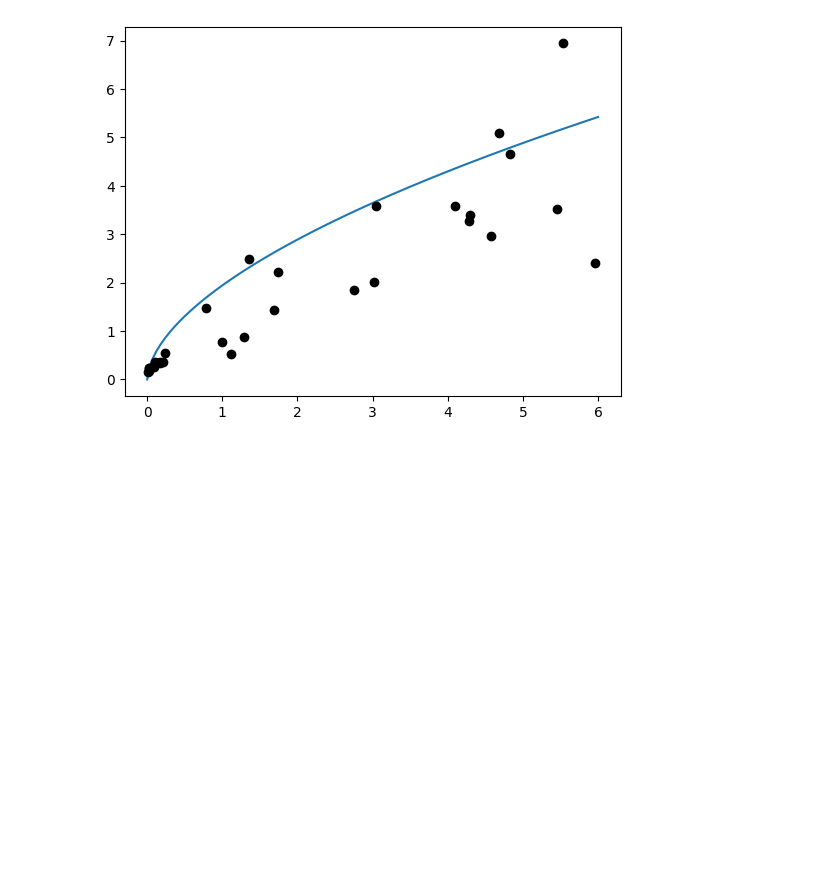
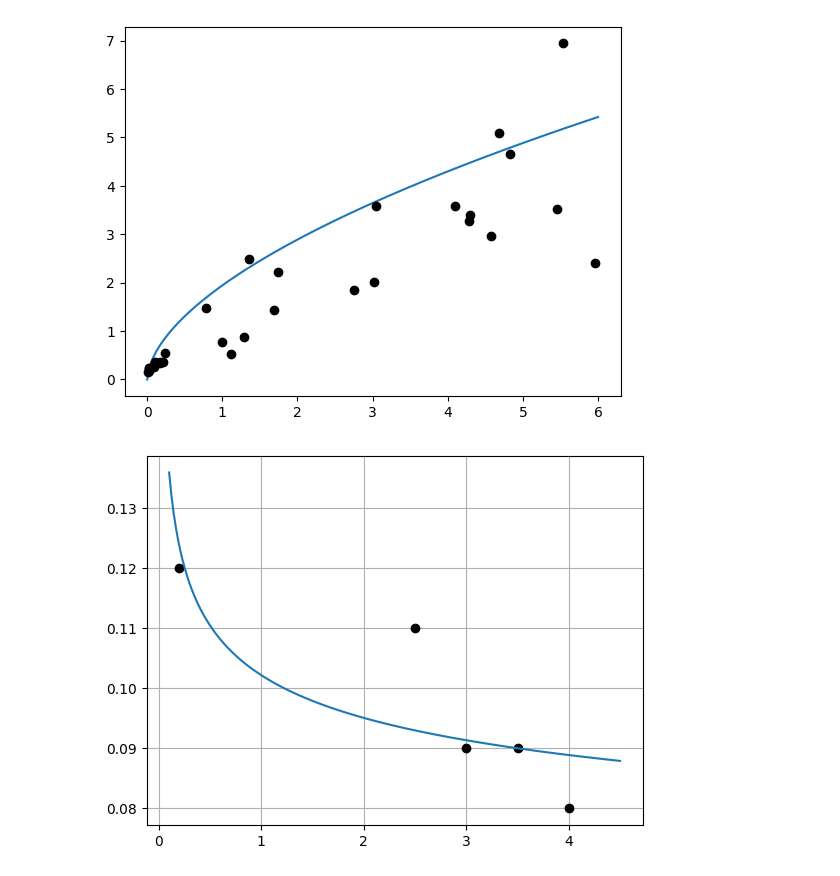
Before and after one commit to ManuLosta/calculo-numerico, a Jupyter notebook: cuadrados_minimos.ipynb, the cells around one changed output. Saved outputs shown, nothing was run; the diff lists cells and outputs as text; code cells hidden in the pictures; blank space fills up the shorter version.

```diff
--- a/cuadrados_minimos.ipynb
+++ b/cuadrados_minimos.ipynb
@@ -95,3 +95,16 @@ plt.plot(w, r, 'o', color='black')
 # %% [output]
 [<matplotlib.lines.Line2D at 0x...>]
 [figure]
+# %%
+x1 = [0.2, 2.5, 3, 3.5, 4]
+y1 = [0.12, 0.11, 0.09, 0.09, 0.08]
+
+f_a = lambda x: 1 / (1.0553 * np.log(x) + 9.7867)
+x2 = np.linspace(0.1, 4.5, 200)
+y2 = f_a(x2)
+
+plt.plot(x1, y1, 'o', color='black')
+plt.plot(x2, y2)
+plt.grid(True)
+# %% [output]
+[figure, added]
```
Also changed, not shown: 4 other files.
